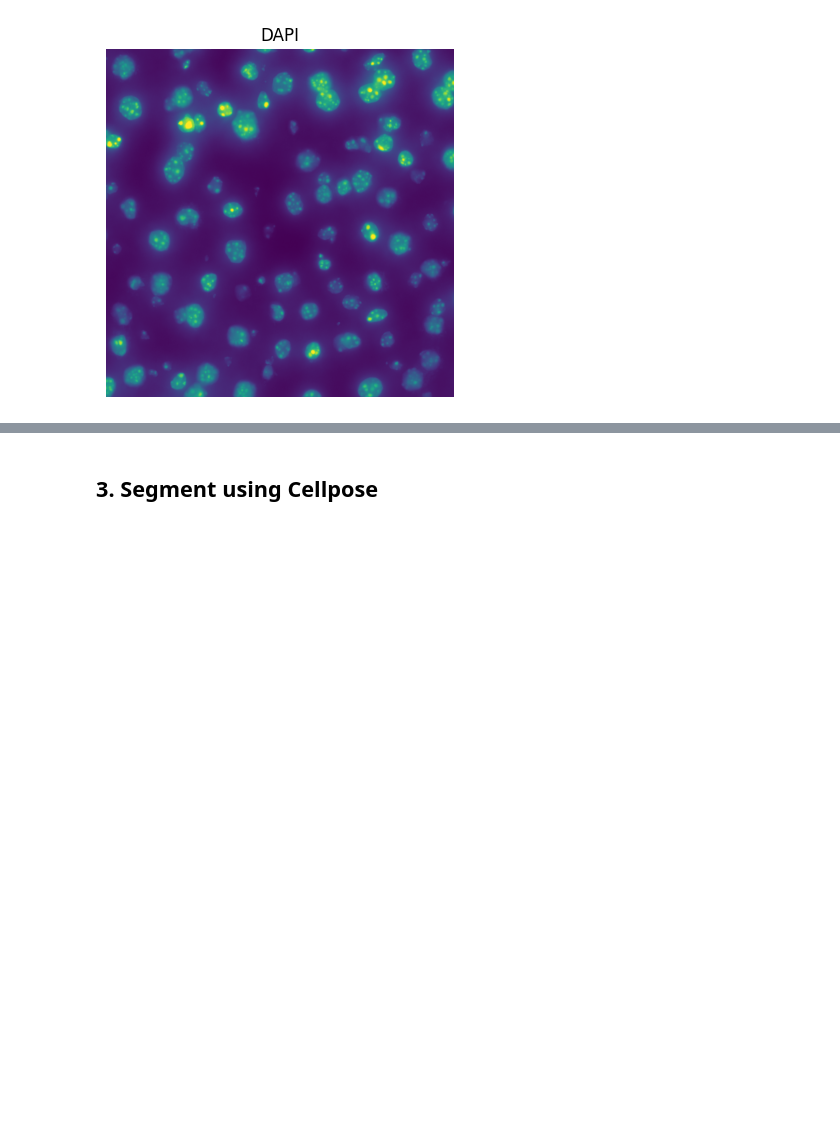
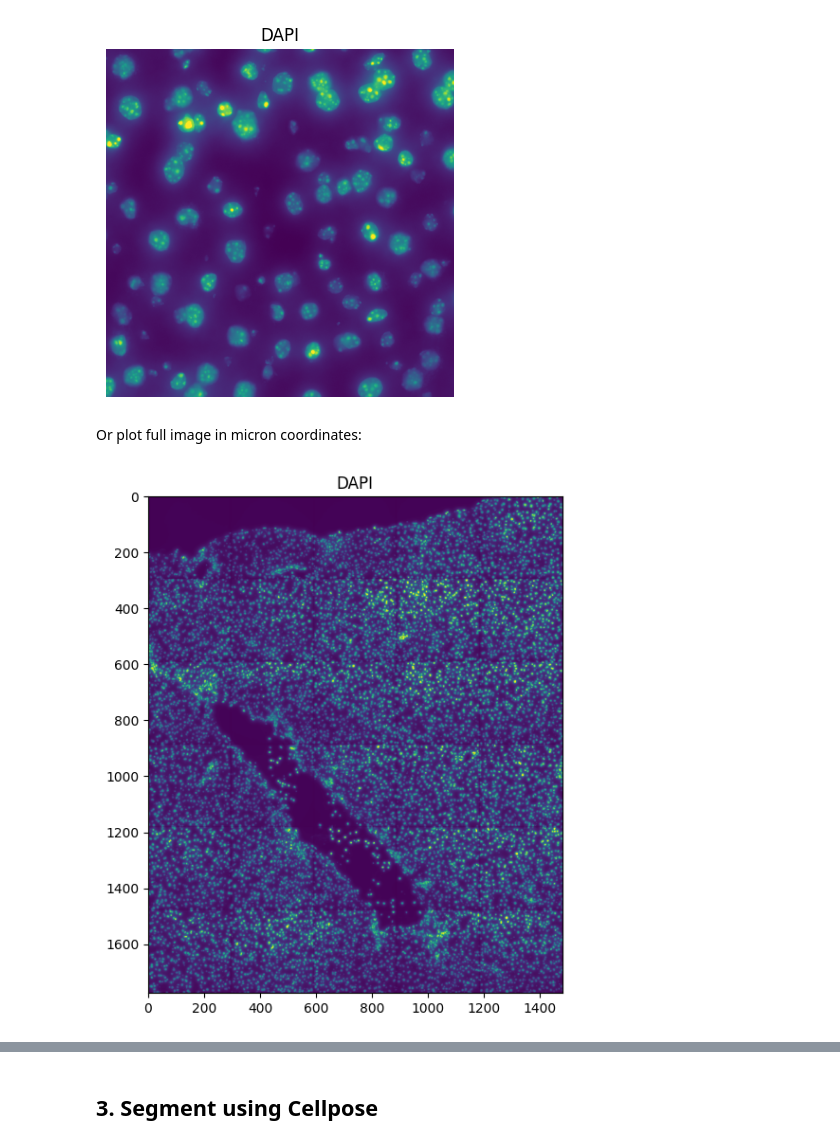
Before and after one commit to saeyslab/harpy, a Jupyter notebook: docs/tutorials/advanced/Harpy_transcriptomics.ipynb, the cells around one changed output, grey strips where cells are left out. Cells and saved outputs as stored; diff of their text form; code cells hidden in the pictures; blank space fills up the shorter version.

```diff
--- a/docs/tutorials/advanced/Harpy_transcriptomics.ipynb
+++ b/docs/tutorials/advanced/Harpy_transcriptomics.ipynb
@@ -28,6 +30,8 @@ from spatialdata import SpatialData
 from spatialdata import read_zarr
 
 from harpy.datasets.registry import get_registry
+
+from spatialdata.transformations import Scale, Identity
 
 from dask_image import imread
 
@@ -49,10 +53,17 @@ sdata = read_zarr(sdata.path)
 
 arr = imread.imread(path_image)
 
+# we will add the image in the micron and pixel coordinate system
+pixel_size = 0.138  # pixel size in micron for resolve
+
+scale = Scale(axes=["x", "y"], scale=[pixel_size, pixel_size])
+
 sdata = hp.im.add_image_layer(
     sdata,
     arr=arr.rechunk(1024),
     output_layer=img_layer,
+    transformations={"pixel": Identity(), "micron": scale},
+    scale_factors=[2, 2, 2, 2],
     c_coords="DAPI",
 )
 sdata
@@ -76,22 +89,24 @@ import matplotlib.pyplot as plt
 
 fig, ax = plt.subplots(1, 1, figsize=(4, 4))
 channel = "DAPI"
-crd = [3000, 4000, 3000, 4000]  # visualize a crop
+crd = [3000, 4000, 3000, 4000]  # crop is in pixel coordinates
+to_coordinate_system = "pixel"
 
 # normalization parameters for visualization (underlying image not changed)
 # for visualization we normalize by the 99th percentile
 se = _get_spatial_element(sdata, layer=img_layer)
-_channel_idx = np.where(sdata[img_layer].c.data == channel)[0].item()
+_channel_idx = np.where(se.c.data == channel)[0].item()
 vmax = da.percentile(se.data[_channel_idx].flatten(), q=99).compute()
 norm = Normalize(vmax=vmax, clip=False)
 
 render_images_kwargs = {"cmap": "viridis", "norm": norm}
 show_kwargs = {"title": channel, "colorbar": False}
-ax = hp.pl.plot_spatialdata(
+ax = hp.pl.plot_sdata(
     sdata,
     img_layer=img_layer,
     channel=channel,
     crd=crd,
+    to_coordinate_system=to_coordinate_system,
     render_images_kwargs=render_images_kwargs,
     show_kwargs=show_kwargs,
     ax=ax,
@@ -103,3 +118,33 @@ plt.tight_layout()
 plt.show()
 # %% [output]
 [figure]
+# %% [markdown]
+Or plot full image in micron coordinates:
+# %%
+fig, ax = plt.subplots(1, 1, figsize=(6, 6))
+channel = "DAPI"
+to_coordinate_system = "micron"
+
+render_images_kwargs = {
+    "cmap": "viridis",
+    "norm": norm,
+}
+show_kwargs = {
+    "title": channel,
+    "colorbar": False,
+}
+ax = hp.pl.plot_sdata(
+    sdata,
+    img_layer=img_layer,
+    channel=channel,
+    crd=None,
+    to_coordinate_system=to_coordinate_system,
+    render_images_kwargs=render_images_kwargs,
+    show_kwargs=show_kwargs,
+    ax=ax,
+)
+
+plt.tight_layout()
+plt.show()
+# %% [output]
+[figure, added]
```
Also changed, not shown: parts of 23 cells of this notebook, 25 other files.
